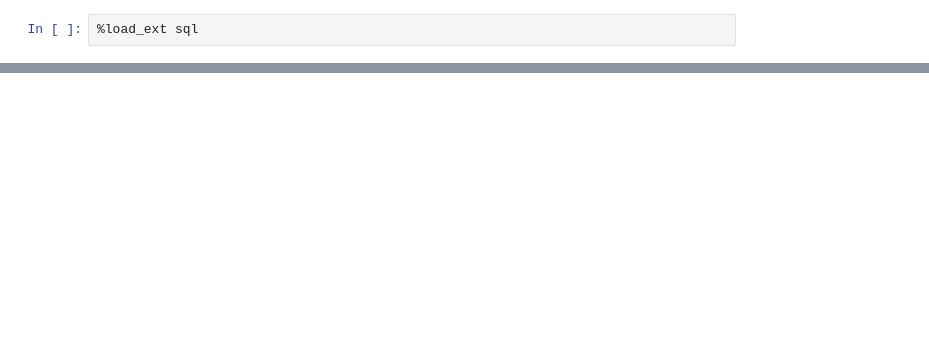
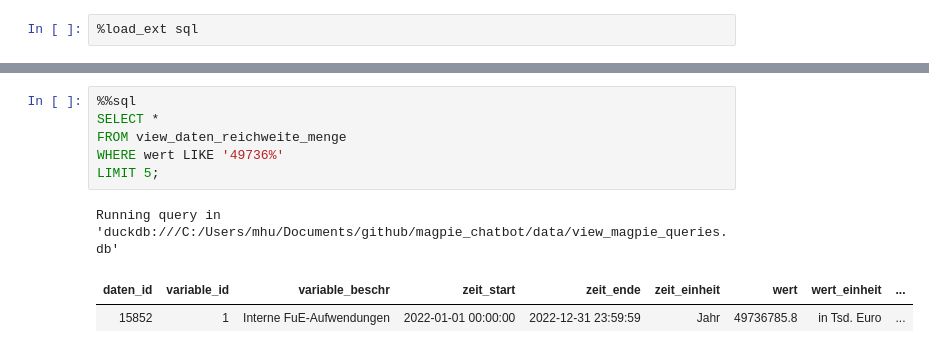
Before and after one commit to maltehueckstaedt/magpie_chatbot, a Jupyter notebook: py/jupyther_notebooks/Queries_View_DB.ipynb, the cells around one changed output, grey strips where cells are left out. Drawn from its saved outputs; the diff is of its cells as text; blank space fills up the shorter version.

```diff
--- a/py/jupyther_notebooks/Queries_View_DB.ipynb
+++ b/py/jupyther_notebooks/Queries_View_DB.ipynb
@@ -28 +48,11 @@ WHERE variable_beschr = 'Technisches FuE-Personal'
+# %%
+%%sql
+SELECT *
+FROM view_daten_reichweite_menge
+WHERE wert LIKE '49736%'
+LIMIT 5;
+# %% [output]
+Running query in 'duckdb:///C:/Users/mhu/Documents/github/magpie_chatbot/data/view_magpie_queries.db'
+| daten_id | variable_id | variable_beschr | zeit_start | zeit_ende | zeit_einheit | wert | wert_einheit | ... |
+| 15852 | 1 | Interne FuE-Aufwendungen | 2022-01-01 00:00:00 | 2022-12-31 23:59:59 | Jahr | 49736785.8 | in Tsd. Euro | ... |
 # %%
```
Also changed, not shown: parts of 6 cells of this notebook.
